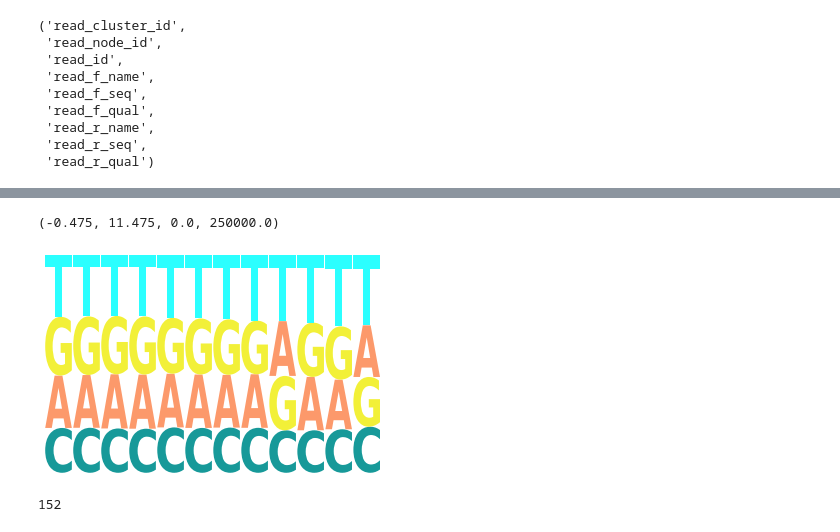
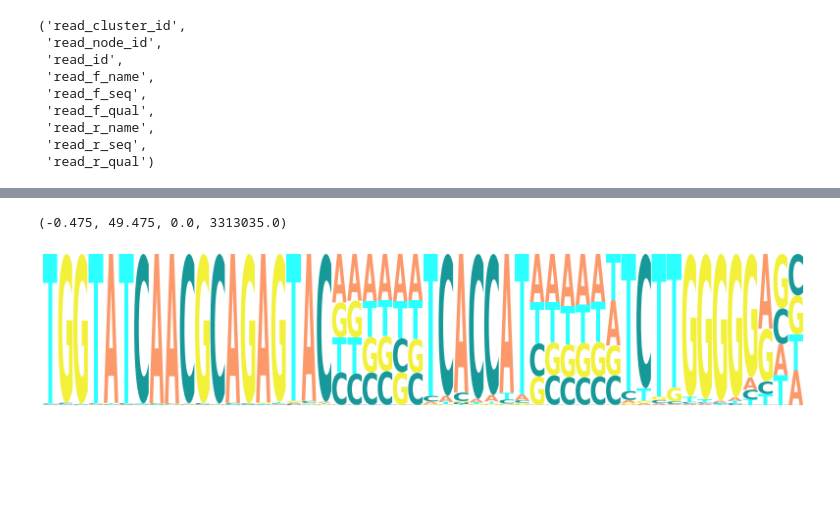
Before and after one commit to BostonGene/pyigmap, a Jupyter notebook: results/allergy_umi_test.ipynb, the cells around one changed output, grey strips where cells are left out. Saved outputs shown, nothing was run; the diff lists cells and outputs as text; code cells hidden in the pictures; blank space fills up the shorter version.

```diff
--- a/results/allergy_umi_test.ipynb
+++ b/results/allergy_umi_test.ipynb
@@ -215,7 +201,7 @@ def read_fastq_gz(fastq_file):
             sequences.append(sequence)
     return sequences
 # %%
-data = read_fastq_gz('../results/test_takara_2_pyumi.fastq.gz')
+data = read_fastq_gz('../data/ERR7425614_2.fastq.gz')
 # %%
 len(data)
 # %% [output]
@@ -223,2 +209,2 @@ len(data)
 # %%
-adapters = [x[:12].decode('ascii').strip() for x in data]
+adapters = [x[:50].decode('ascii').strip() for x in data]
@@ -237,11 +235,7 @@ len(adapters[0])
 # %%
-fig, ax = plt.subplots()
+fig, ax = plt.subplots(figsize=(20, 4))
 plot_logo(adapters, ax=ax)
 plt.axis('off')
 # %% [output]
-(-0.475, 11.475, 0.0, 250000.0)
+(-0.475, 49.475, 0.0, 3313035.0)
-[figure, old version]
+[figure, new version]
-# %%
-len(sequences[0])
-# %% [output]
-152
```
Also changed, not shown: parts of 24 cells of this notebook, 7 other files.
